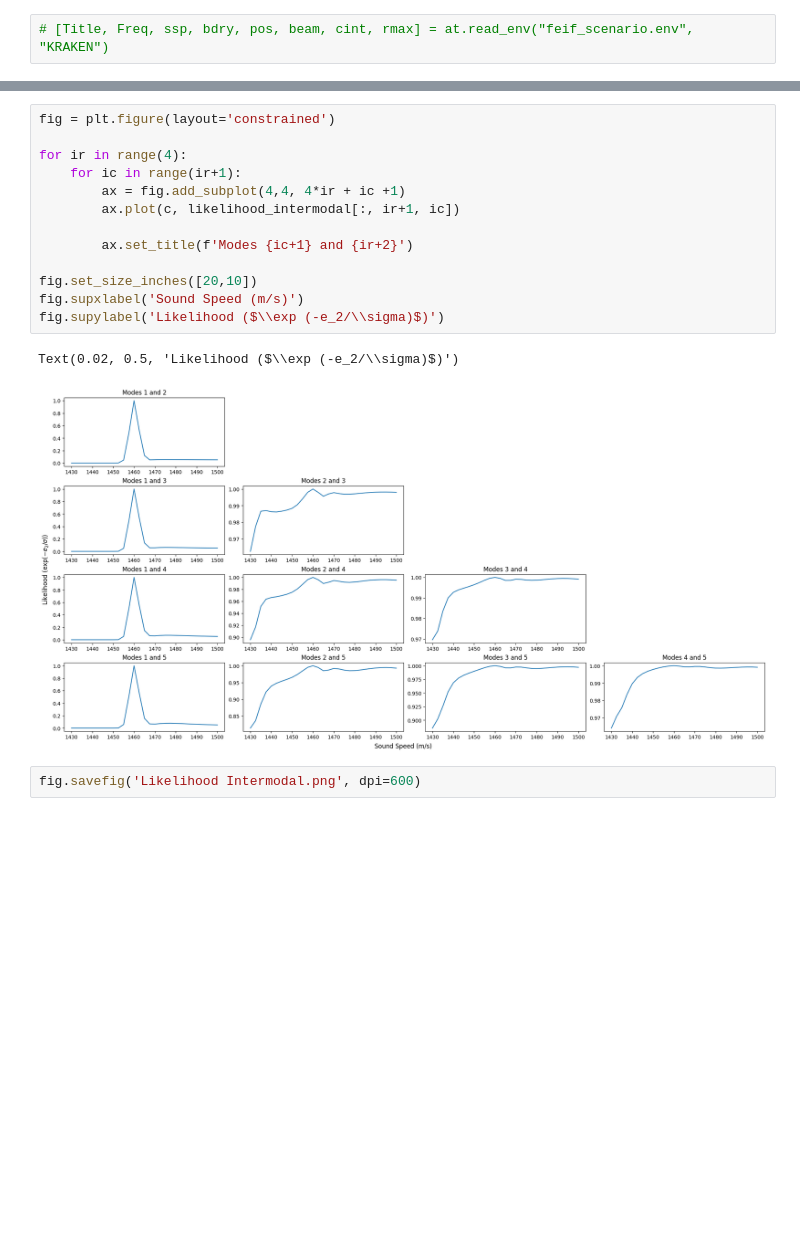
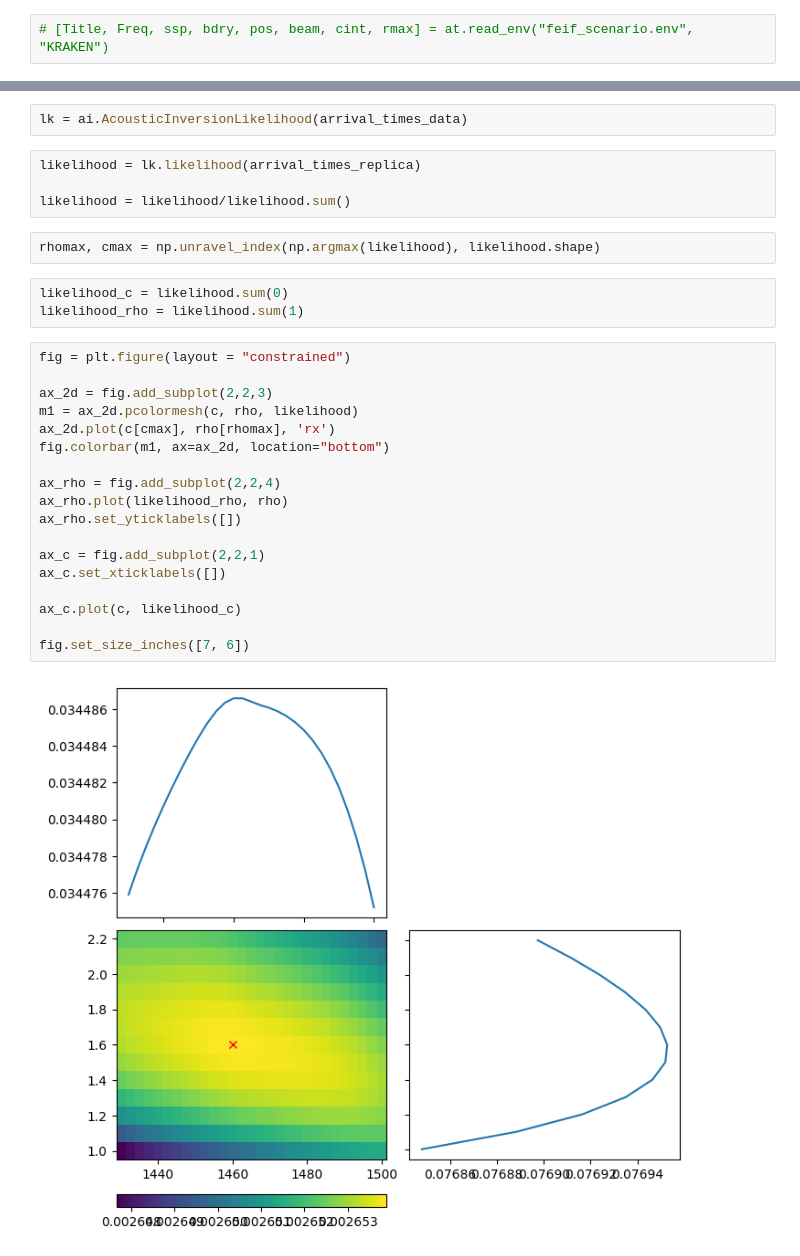
Before and after one commit to danchieta-njit/acoustic-inversion-python, a Jupyter notebook: Notebooks/Acoustic Inversion Just Replicas.ipynb, the cells around one changed output, grey strips where cells are left out. Drawn from its saved outputs; the diff is of its cells as text; blank space fills up the shorter version.

Commit message:
Advanced more on the acoustical inversion

```diff
--- a/Notebooks/Acoustic Inversion Just Replicas.ipynb
+++ b/Notebooks/Acoustic Inversion Just Replicas.ipynb
@@ -76,18 +38,31 @@ likelihood_intermodal = np.exp(-residual_intermodal.sum(1)/1e-7)
-# %%
-fig = plt.figure(layout='constrained')
-
-for ir in range(4):
-    for ic in range(ir+1):
-        ax = fig.add_subplot(4,4, 4*ir + ic +1)
-        ax.plot(c, likelihood_intermodal[:, ir+1, ic])
-
-        ax.set_title(f'Modes {ic+1} and {ir+2}')
-
-fig.set_size_inches([20,10])
-fig.supxlabel('Sound Speed (m/s)')
-fig.supylabel('Likelihood ($\\exp (-e_2/\\sigma)$)')
-# %% [output]
-Text(0.02, 0.5, 'Likelihood ($\\exp (-e_2/\\sigma)$)')
-[figure, removed]
-# %%
-fig.savefig('Likelihood Intermodal.png', dpi=600)
+# %%
+lk = ai.AcousticInversionLikelihood(arrival_times_data)
+# %%
+likelihood = lk.likelihood(arrival_times_replica)
+
+likelihood = likelihood/likelihood.sum()
+# %%
+rhomax, cmax = np.unravel_index(np.argmax(likelihood), likelihood.shape)
+# %%
+likelihood_c = likelihood.sum(0)
+likelihood_rho = likelihood.sum(1)
+# %%
+fig = plt.figure(layout = "constrained")
+
+ax_2d = fig.add_subplot(2,2,3)
+m1 = ax_2d.pcolormesh(c, rho, likelihood)
+ax_2d.plot(c[cmax], rho[rhomax], 'rx')
+fig.colorbar(m1, ax=ax_2d, location="bottom")
+
+ax_rho = fig.add_subplot(2,2,4)
+ax_rho.plot(likelihood_rho, rho)
+ax_rho.set_yticklabels([])
+
+ax_c = fig.add_subplot(2,2,1)
+ax_c.set_xticklabels([])
+
+ax_c.plot(c, likelihood_c)
+
+fig.set_size_inches([7, 6])
+# %% [output]
+[figure, added]
```
Also changed, not shown: parts of 22 cells of this notebook, 27 other files.
